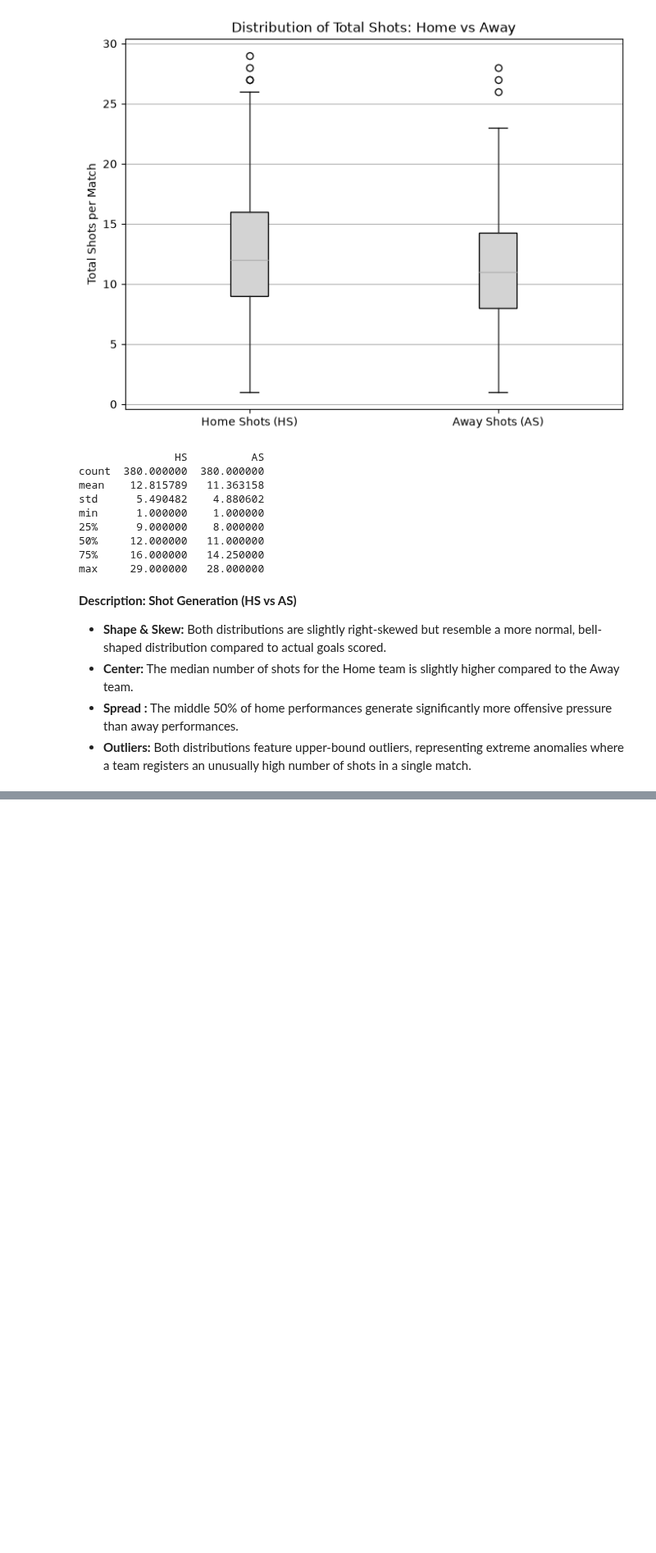
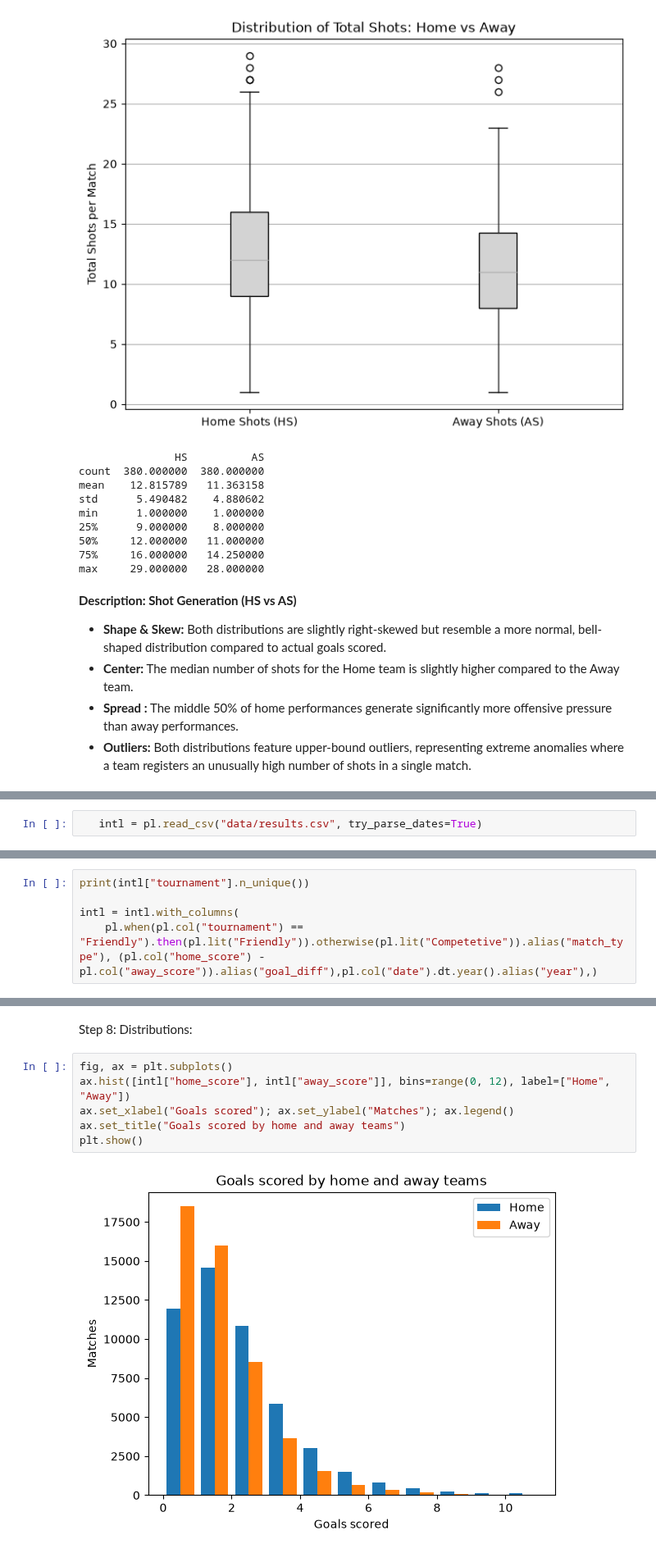
Before and after one commit to YoussefEgh/cs418-football, a Jupyter notebook: eda.ipynb, the cells around one changed output, grey strips where cells are left out. Shown at 82% size. Cells and saved outputs as stored; diff of their text form; blank space fills up the shorter version.

```diff
--- a/eda.ipynb
+++ b/eda.ipynb
@@ -224,0 +234,2 @@ max     29.000000   28.000000
+# %%
+   intl = pl.read_csv("data/results.csv", try_parse_dates=True)
@@ -224,0 +291,5 @@ max     29.000000   28.000000
+# %%
+print(intl["tournament"].n_unique())
+
+intl = intl.with_columns(
+    pl.when(pl.col("tournament") == "Friendly").then(pl.lit("Friendly")).otherwise(pl.lit("Competetive")).alias("match_type"), (pl.col("home_score") - pl.col("away_score")).alias("goal_diff"),pl.col("date").dt.year().alias("year"),)
@@ -224,0 +306,10 @@ max     29.000000   28.000000
+# %% [markdown]
+Step 8: Distributions:
+# %%
+fig, ax = plt.subplots()
+ax.hist([intl["home_score"], intl["away_score"]], bins=range(0, 12), label=["Home", "Away"])
+ax.set_xlabel("Goals scored"); ax.set_ylabel("Matches"); ax.legend()
+ax.set_title("Goals scored by home and away teams")
+plt.show()
+# %% [output]
+[figure, added]
```
Also changed, not shown: parts of 21 cells of this notebook.
